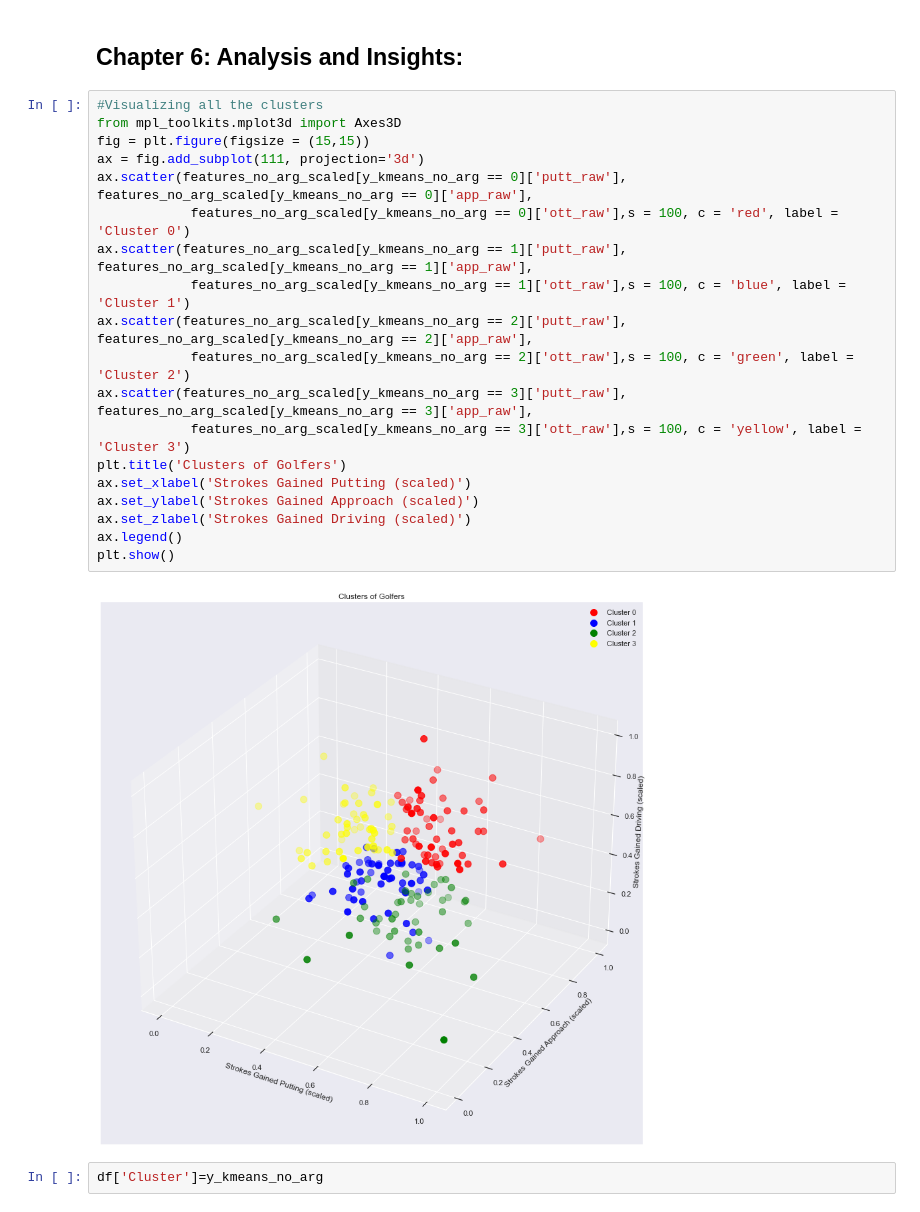
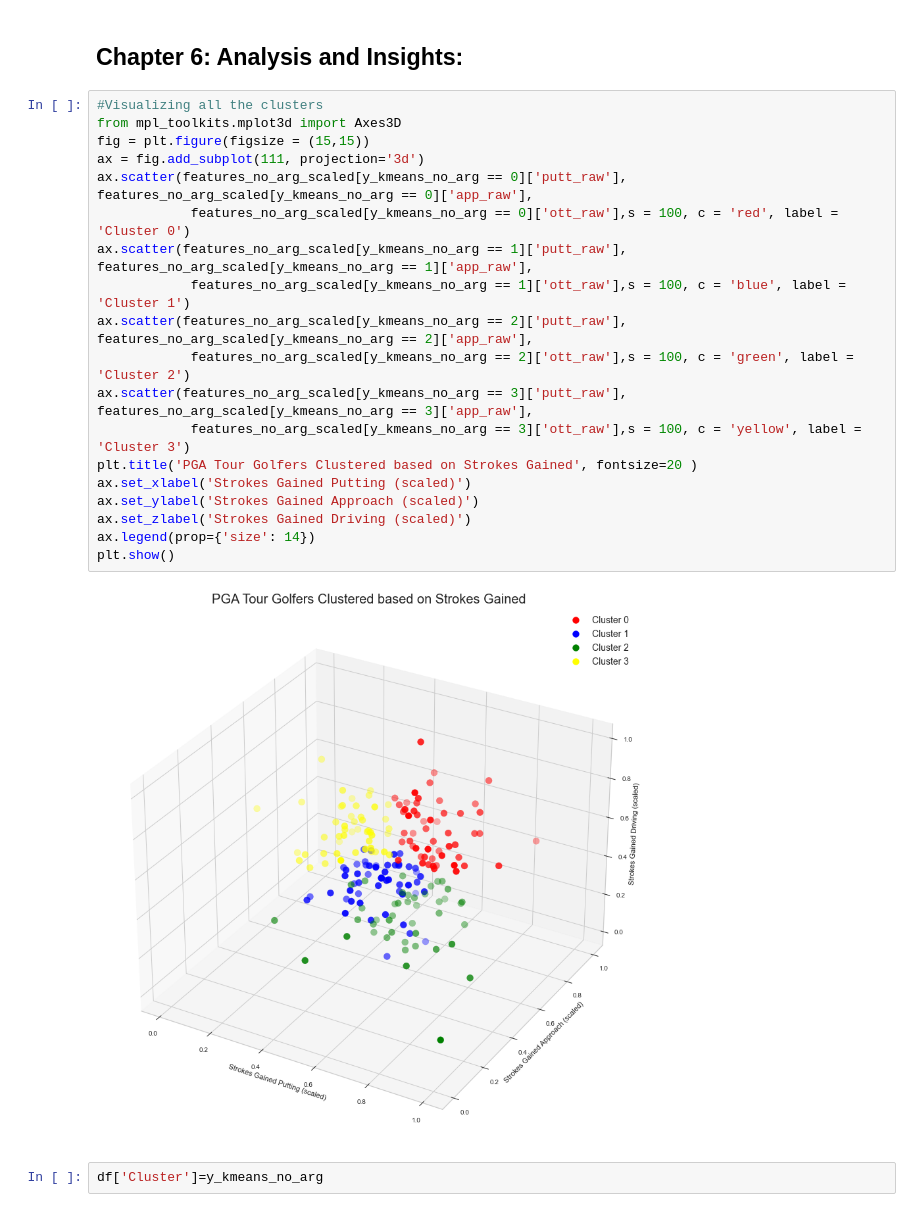
Before and after one commit to eimhincullen/UCDAPA_eimhincullen, a Jupyter notebook: UCDProjectV1.ipynb, the cells around one changed output. Drawn from its saved outputs; the diff is of its cells as text.

```diff
--- a/UCDProjectV1.ipynb
+++ b/UCDProjectV1.ipynb
@@ -329,24 +329,24 @@ array([0, 0, 0, 0, 0, 0, 0, 0, 0, 3, 0, 0, 0, 0, 0, 0, 0, 0, 0, 2, 0, 3,
 # %%
 #Visualizing all the clusters
 from mpl_toolkits.mplot3d import Axes3D
 fig = plt.figure(figsize = (15,15))
 ax = fig.add_subplot(111, projection='3d')
 ax.scatter(features_no_arg_scaled[y_kmeans_no_arg == 0]['putt_raw'], features_no_arg_scaled[y_kmeans_no_arg == 0]['app_raw'],
             features_no_arg_scaled[y_kmeans_no_arg == 0]['ott_raw'],s = 100, c = 'red', label = 'Cluster 0')
 ax.scatter(features_no_arg_scaled[y_kmeans_no_arg == 1]['putt_raw'], features_no_arg_scaled[y_kmeans_no_arg == 1]['app_raw'],
             features_no_arg_scaled[y_kmeans_no_arg == 1]['ott_raw'],s = 100, c = 'blue', label = 'Cluster 1')
 ax.scatter(features_no_arg_scaled[y_kmeans_no_arg == 2]['putt_raw'], features_no_arg_scaled[y_kmeans_no_arg == 2]['app_raw'],
             features_no_arg_scaled[y_kmeans_no_arg == 2]['ott_raw'],s = 100, c = 'green', label = 'Cluster 2')
 ax.scatter(features_no_arg_scaled[y_kmeans_no_arg == 3]['putt_raw'], features_no_arg_scaled[y_kmeans_no_arg == 3]['app_raw'],
             features_no_arg_scaled[y_kmeans_no_arg == 3]['ott_raw'],s = 100, c = 'yellow', label = 'Cluster 3')
-plt.title('Clusters of Golfers')
+plt.title('PGA Tour Golfers Clustered based on Strokes Gained', fontsize=20 )
 ax.set_xlabel('Strokes Gained Putting (scaled)')
 ax.set_ylabel('Strokes Gained Approach (scaled)')
 ax.set_zlabel('Strokes Gained Driving (scaled)')
-ax.legend()
+ax.legend(prop={'size': 14})
 plt.show()
 # %% [output]
-[figure, old version]
+[figure, new version]
 # %%
 df['Cluster']=y_kmeans_no_arg
 # %%
```
Also changed, not shown: parts of 9 cells of this notebook.
